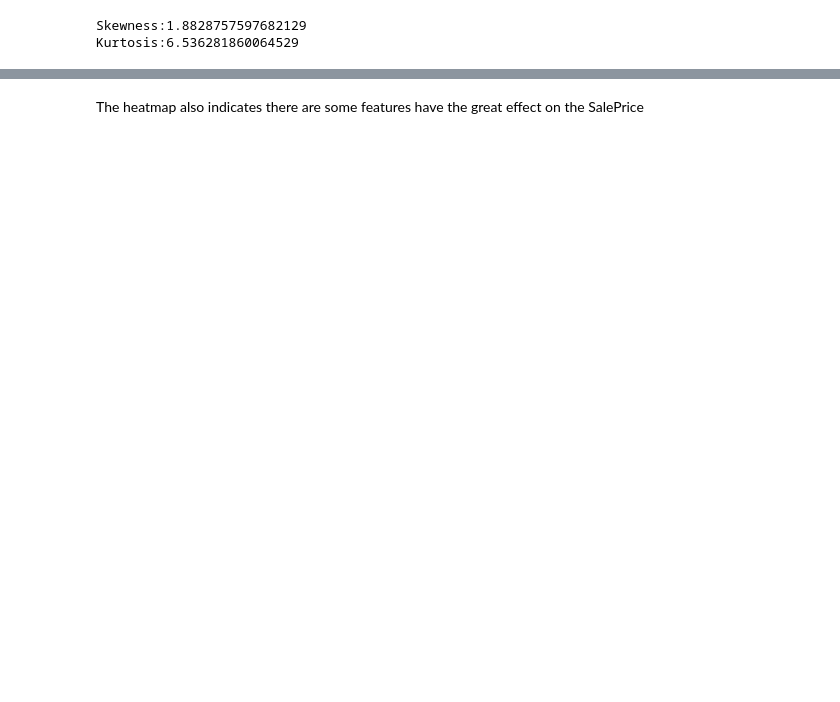
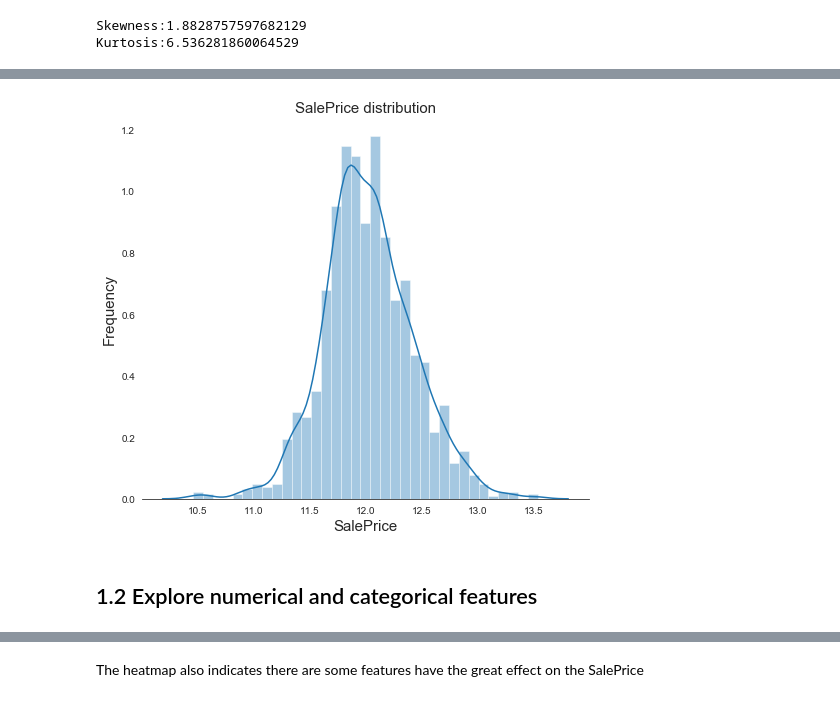
Before and after one commit to joshhmzhang/Machine-Learning-Kaggle-competition-Housing-price, a Jupyter notebook: Machine Learning Competitions.ipynb, the cells around one changed output, grey strips where cells are left out. Drawn from its saved outputs; the diff is of its cells as text; code cells hidden in the pictures; blank space fills up the shorter version.

```diff
--- a/Machine Learning Competitions.ipynb
+++ b/Machine Learning Competitions.ipynb
@@ -117,0 +107,12 @@ numerical_features=[col for col in home_data.columns if home_data[col].dtypes!="
+# %%
+sns.set_style("white")               #separate each bar
+plt.subplots(figsize=(8, 7))         #set figure size
+sns.distplot(home_data['SalePrice'])
+plt.ylabel("Frequency",fontsize=15)
+plt.xlabel("SalePrice",fontsize=15)
+plt.title("SalePrice distribution",fontsize=15)
+sns.despine(left=True)               #remove the frame
+# %% [output]
+[figure, added]
+# %% [markdown]
+## 1.2 Explore numerical and categorical features
```
Also changed, not shown: parts of 103 cells of this notebook.
